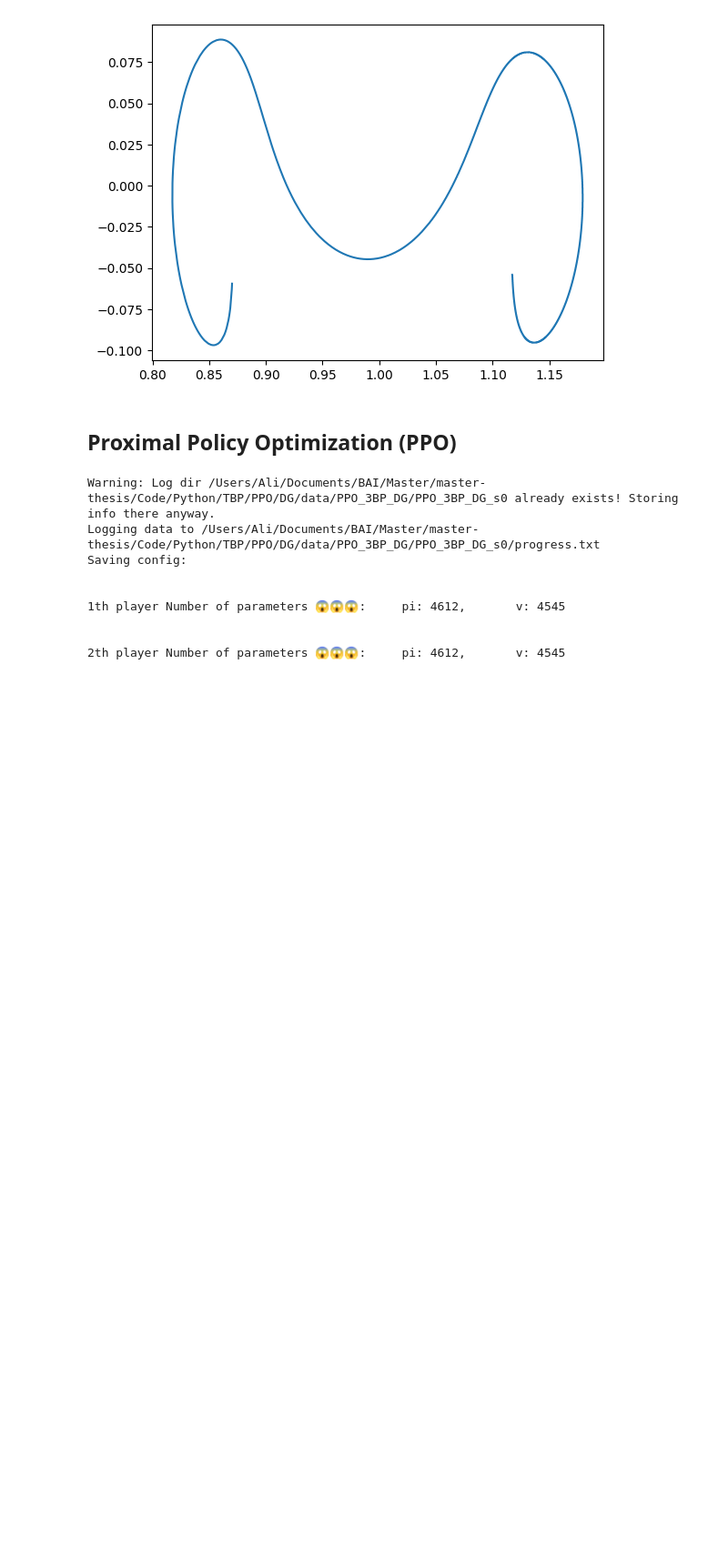
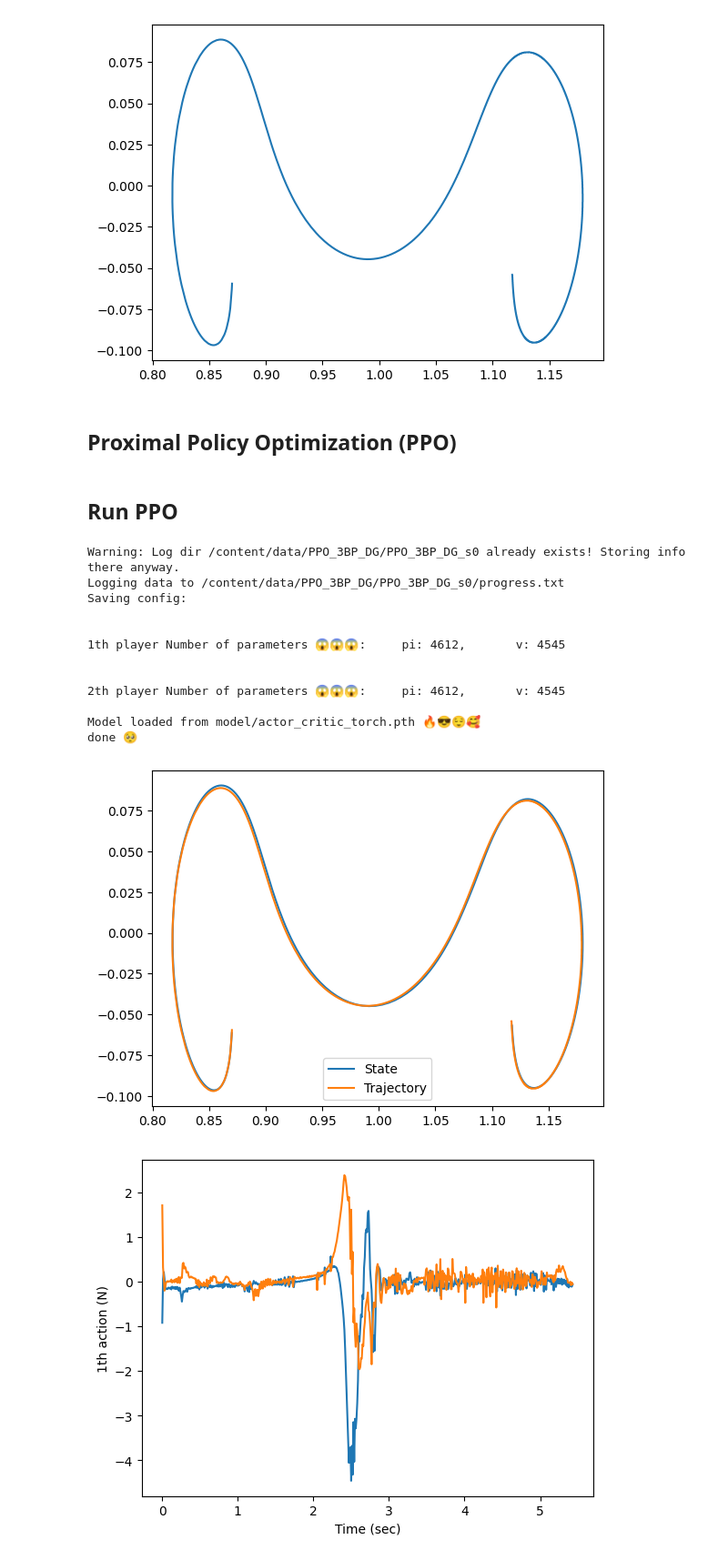
Before and after one commit to alibaniasad1999/master-thesis, a Jupyter notebook: Code/Python/TBP/PPO/DG/PPO_TBP_DG.ipynb, the cells around one changed output. Shown at 91% size. Saved outputs shown, nothing was run; the diff lists cells and outputs as text; code cells hidden in the pictures; blank space fills up the shorter version.

```diff
--- a/Code/Python/TBP/PPO/DG/PPO_TBP_DG.ipynb
+++ b/Code/Python/TBP/PPO/DG/PPO_TBP_DG.ipynb
@@ -670,12 +670,11 @@ class MLPCategoricalActor(Actor):
 
 class MLPGaussianActor(Actor):
 
-    def __init__(self, obs_dim, act_dim, hidden_sizes, activation):
+    def __init__(self, obs_dim, act_dim, hidden_sizes, activation, output_activation=nn.Identity):
         super().__init__()
         log_std = -0.5 * np.ones(act_dim, dtype=np.float32)
         self.log_std = torch.nn.Parameter(torch.as_tensor(log_std))
-        self.mu_net = mlp([obs_dim] + list(hidden_sizes) + [act_dim], activation,
-                          output_activation=nn.Tanh)
+        self.mu_net = mlp([obs_dim] + list(hidden_sizes) + [act_dim], activation, output_activation)
 
     def _distribution(self, obs, deterministic=False):
         mu = self.mu_net(obs)
@@ -704,14 +703,14 @@ class MLPActorCritic(nn.Module):
 
 
     def __init__(self, observation_space, action_space,
-                 hidden_sizes=(64,64), activation=nn.Tanh):
+                 hidden_sizes=(64,64), activation=nn.Tanh, output_activation=nn.Identity):
         super().__init__()
 
         obs_dim = observation_space.shape[0]
 
         # policy builder depends on action space
         if isinstance(action_space, Box):
-            self.pi = MLPGaussianActor(obs_dim, action_space.shape[0], hidden_sizes, activation)
+            self.pi = MLPGaussianActor(obs_dim, action_space.shape[0], hidden_sizes, activation, output_activation)
         elif isinstance(action_space, Discrete):
             self.pi = MLPCategoricalActor(obs_dim, action_space.n, hidden_sizes, activation)
 
@@ -1343,8 +1342,7 @@ class ThreeBodyEnv(gym.Env):
             plt.plot(self.trajectory[:,0], self.trajectory[:,1])
             plt.show()
 
-        reward = (1 - np.linalg.norm(self.state, axis=0) - a_x**2 - a_y**2 - a_x_2**2 - a_y_2**2
-                  + self.steps /1000)
+        reward = 1 - np.linalg.norm(self.state, axis=0) + self.steps /1000 - (a_x/10)**2 - (a_y/10)**2 + (a_x_2/10)**2 + (a_y_2/10)**2
         done = self.steps >= self.max_steps
         if np.linalg.norm(self.position[0:2] - self.trajectory[-1, 0:2]) < self.final_range:
             done = True
@@ -1974,28 +1997,41 @@ class PPO:
         self.ac_2.pi.load_state_dict(checkpoint['actor_state_dict'])
         self.ac_2.v.load_state_dict(checkpoint['critic_state_dict'])
         print(colorize(f"2th Model loaded from {filepath} 🔥😎😌🥰", 'green'))
+# %% [markdown]
+## Run PPO
 # %%
 # Define constants
 HID = 64
 L = 2
 GAMMA = 0.99
 SEED = 0
 STEPS = 4000
 EPOCHS = 2000
 EXP_NAME = 'PPO_3BP_DG'
 
 logger_kwargs = setup_logger_kwargs(EXP_NAME, SEED)
 
 ppo = PPO(ThreeBodyEnv(trajectory), ac_kwargs=dict(hidden_sizes=[HID] * L), gamma=GAMMA,
-            seed=SEED, steps_per_epoch=STEPS, epochs=EPOCHS,
-            logger_kwargs=logger_kwargs)
+            seed=SEED, steps_per_epoch=STEPS, logger_kwargs=logger_kwargs)
+
+ppo.load()
+ppo.env.error_range = 0.004
+ppo.env.final_range = 0.004
+
+# test PPO agent (not trained)
+ppo.test(deterministic=True)
 # %% [output]
-Warning: Log dir /Users/Ali/Documents/BAI/Master/master-thesis/Code/Python/TBP/PPO/DG/data/PPO_3BP_DG/PPO_3BP_DG_s0 already exists! Storing info there anyway.
-Logging data to /Users/Ali/Documents/BAI/Master/master-thesis/Code/Python/TBP/PPO/DG/data/PPO_3BP_DG/PPO_3BP_DG_s0/progress.txt
+Warning: Log dir /content/data/PPO_3BP_DG/PPO_3BP_DG_s0 already exists! Storing info there anyway.
+Logging data to /content/data/PPO_3BP_DG/PPO_3BP_DG_s0/progress.txt
 Saving config:
 
 
 1th player Number of parameters 😱😱😱:     pi: 4612,       v: 4545
 
 
 2th player Number of parameters 😱😱😱:     pi: 4612,       v: 4545
+
+Model loaded from model/actor_critic_torch.pth 🔥😎😌🥰
+done 🥺
+[figure, added]
+[figure, added]
```
Also changed, not shown: parts of 18 cells of this notebook, 4 other files.
